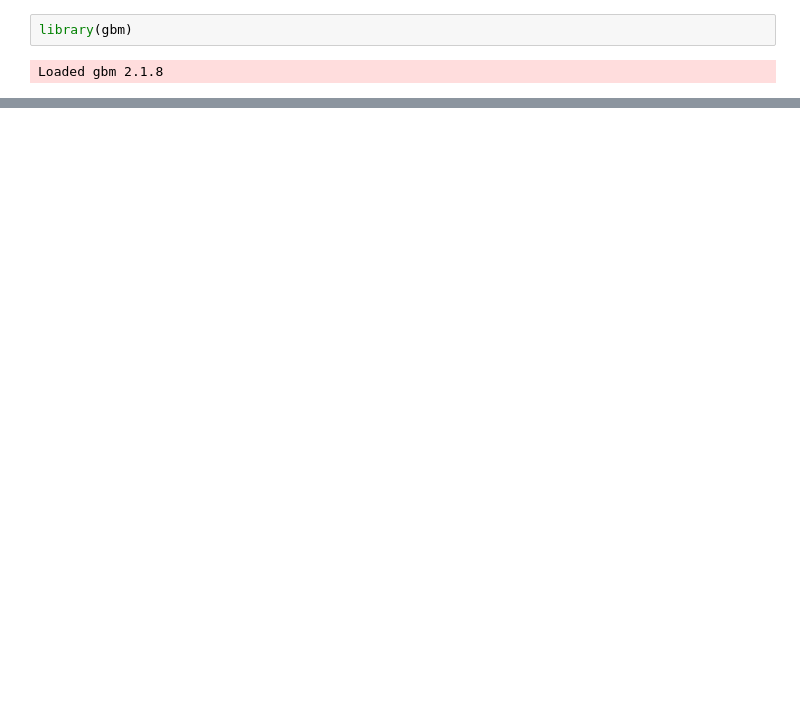
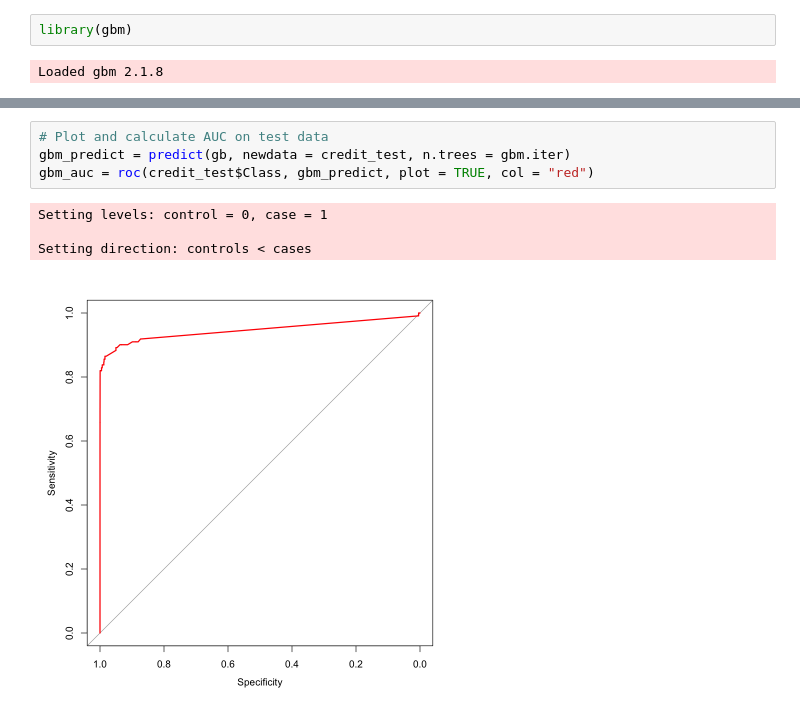
Before and after one commit to pavankumar592/CreditCard_Fraud_Detection, a Jupyter notebook: R version/Credit Card Fraud Detection.ipynb, the cells around one changed output, grey strips where cells are left out. Saved outputs shown, nothing was run; the diff lists cells and outputs as text; blank space fills up the shorter version.

```diff
--- a/R version/Credit Card Fraud Detection.ipynb
+++ b/R version/Credit Card Fraud Detection.ipynb
@@ -163,3 +168,12 @@ Setting direction: controls > cases
+# %%
+# Plot and calculate AUC on test data
+gbm_predict = predict(gb, newdata = credit_test, n.trees = gbm.iter)
+gbm_auc = roc(credit_test$Class, gbm_predict, plot = TRUE, col = "red")
+# %% [output]
+Setting levels: control = 0, case = 1
+
+Setting direction: controls < cases
+[figure, added]
 # %%
 mae(mae_data,credit_test$Class,gbm_predict)
 # %% [output]
```
Also changed, not shown: parts of 13 cells of this notebook.
